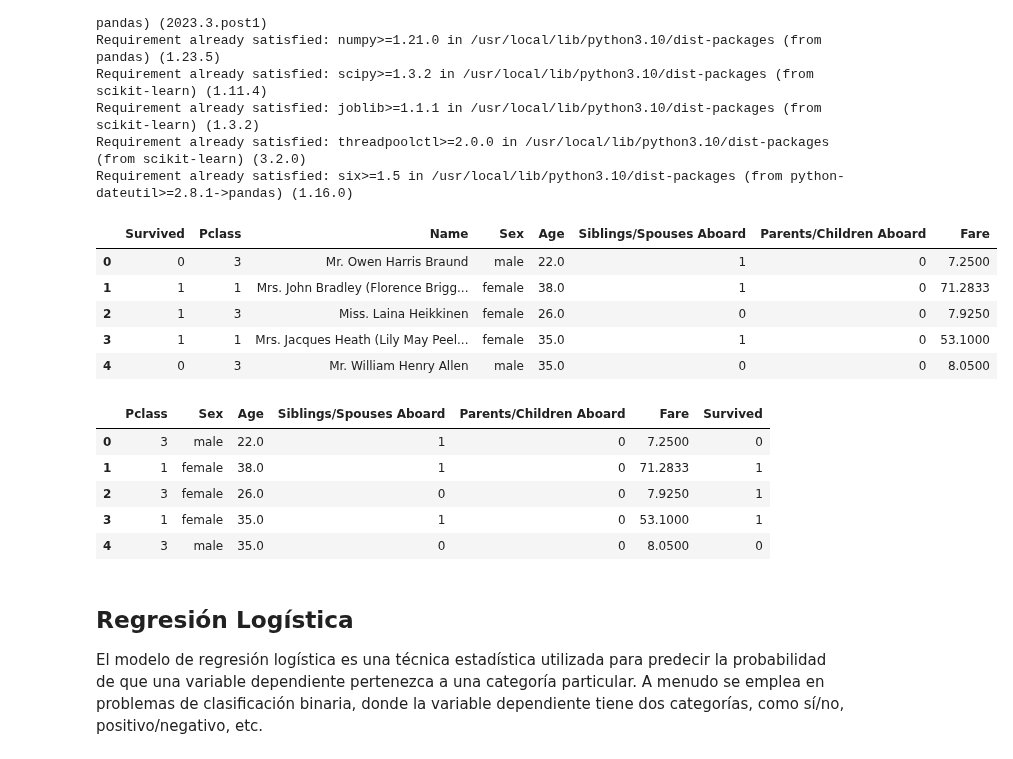
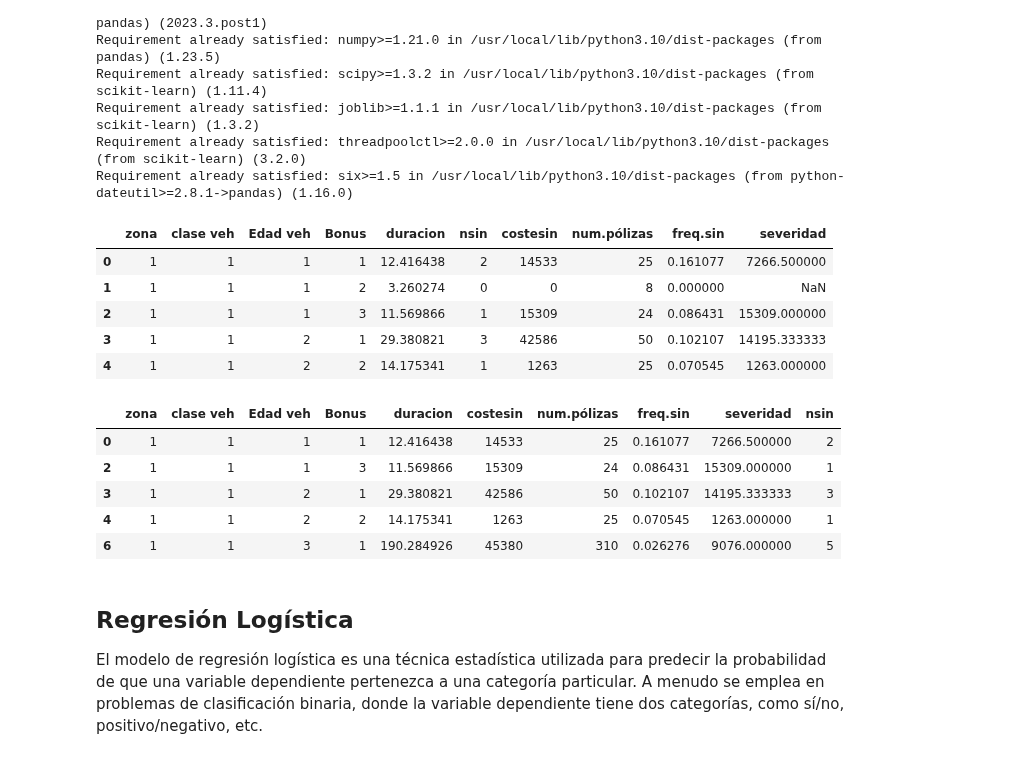
Before and after one commit to martinbedia/mineria, a Jupyter notebook: ejercicio 4.ipynb, the cells around one changed output. Cells and saved outputs as stored; diff of their text form; code cells hidden in the pictures.

```diff
--- a/ejercicio 4.ipynb
+++ b/ejercicio 4.ipynb
@@ -28,14 +31,13 @@ from sklearn.metrics import accuracy_score, classification_report
 # %%
 # Cargar el conjunto de datos
-url = "https://web.stanford.edu/class/archive/cs/cs109/cs109.1166/stuff/titanic.csv"
-titanic_data = pd.read_csv(url)
+datos = pd.read_excel("/content/tablaOlhsson.xlsx")
 
 # Verificar los primeros registros del conjunto de datos
-titanic_data.head()
+datos.head()
 # %% [output]
-|  | Survived | Pclass | Name | Sex | Age | Siblings/Spouses Aboard | Parents/Children Aboard | Fare |
-| 0 | 0 | 3 | Mr. Owen Harris Braund | male | 22.0 | 1 | 0 | 7.2500 |
-| 1 | 1 | 1 | Mrs. John Bradley (Florence Brigg... | female | 38.0 | 1 | 0 | 71.2833 |
-| 2 | 1 | 3 | Miss. Laina Heikkinen | female | 26.0 | 0 | 0 | 7.9250 |
-| 3 | 1 | 1 | Mrs. Jacques Heath (Lily May Peel... | female | 35.0 | 1 | 0 | 53.1000 |
-| 4 | 0 | 3 | Mr. William Henry Allen | male | 35.0 | 0 | 0 | 8.0500 |
+|  | zona | clase veh | Edad veh | Bonus | duracion | nsin | costesin | num.pólizas | freq.sin | severidad |
+| 0 | 1 | 1 | 1 | 1 | 12.416438 | 2 | 14533 | 25 | 0.161077 | 7266.500000 |
+| 1 | 1 | 1 | 1 | 2 | 3.260274 | 0 | 0 | 8 | 0.000000 | NaN |
+| 2 | 1 | 1 | 1 | 3 | 11.569866 | 1 | 15309 | 24 | 0.086431 | 15309.000000 |
+| 3 | 1 | 1 | 2 | 1 | 29.380821 | 3 | 42586 | 50 | 0.102107 | 14195.333333 |
+| 4 | 1 | 1 | 2 | 2 | 14.175341 | 1 | 1263 | 25 | 0.070545 | 1263.000000 |
@@ -46,13 +48,13 @@ features = ["Pclass", "Sex", "Age", "Siblings/Spouses Aboard", "Parents/Children
 # %%
 # Filtrar las columnas relevantes
-data = titanic_data[features + [target_variable]].dropna()
+data = datos[features + [target_variable]].dropna()
 data.head()
 # %% [output]
-|  | Pclass | Sex | Age | Siblings/Spouses Aboard | Parents/Children Aboard | Fare | Survived |
-| 0 | 3 | male | 22.0 | 1 | 0 | 7.2500 | 0 |
-| 1 | 1 | female | 38.0 | 1 | 0 | 71.2833 | 1 |
-| 2 | 3 | female | 26.0 | 0 | 0 | 7.9250 | 1 |
-| 3 | 1 | female | 35.0 | 1 | 0 | 53.1000 | 1 |
-| 4 | 3 | male | 35.0 | 0 | 0 | 8.0500 | 0 |
+|  | zona | clase veh | Edad veh | Bonus | duracion | costesin | num.pólizas | freq.sin | severidad | nsin |
+| 0 | 1 | 1 | 1 | 1 | 12.416438 | 14533 | 25 | 0.161077 | 7266.500000 | 2 |
+| 2 | 1 | 1 | 1 | 3 | 11.569866 | 15309 | 24 | 0.086431 | 15309.000000 | 1 |
+| 3 | 1 | 1 | 2 | 1 | 29.380821 | 42586 | 50 | 0.102107 | 14195.333333 | 3 |
+| 4 | 1 | 1 | 2 | 2 | 14.175341 | 1263 | 25 | 0.070545 | 1263.000000 | 1 |
+| 6 | 1 | 1 | 3 | 1 | 190.284926 | 45380 | 310 | 0.026276 | 9076.000000 | 5 |
 # %%
 # Convertir variables categóricas a variables dummy
```
Also changed, not shown: parts of 15 cells of this notebook.
